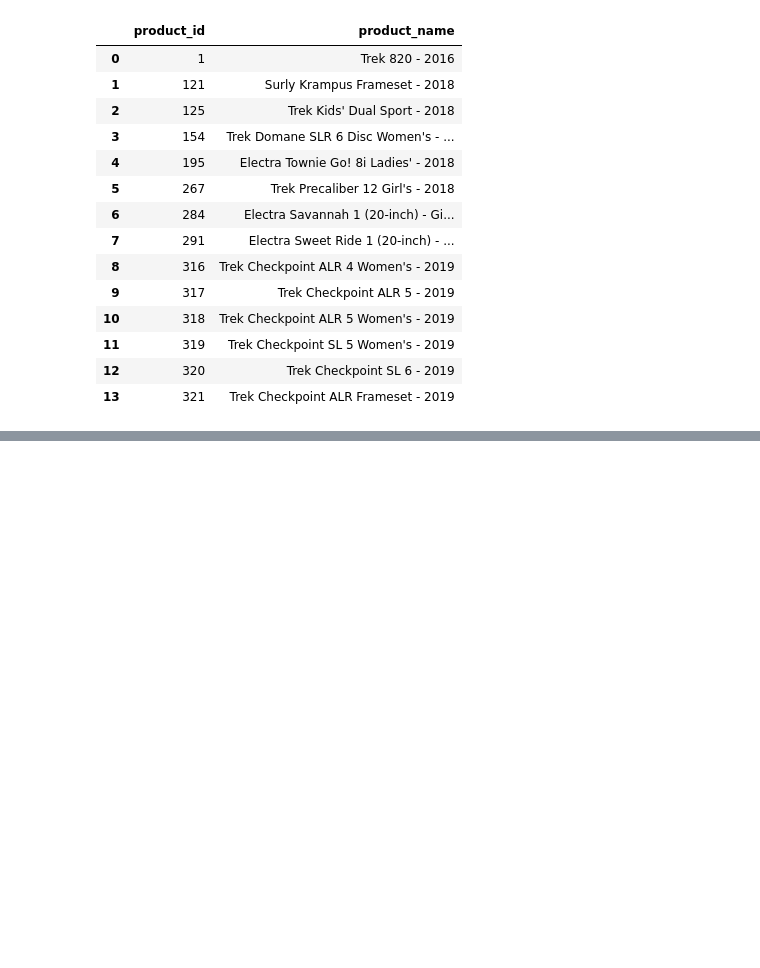
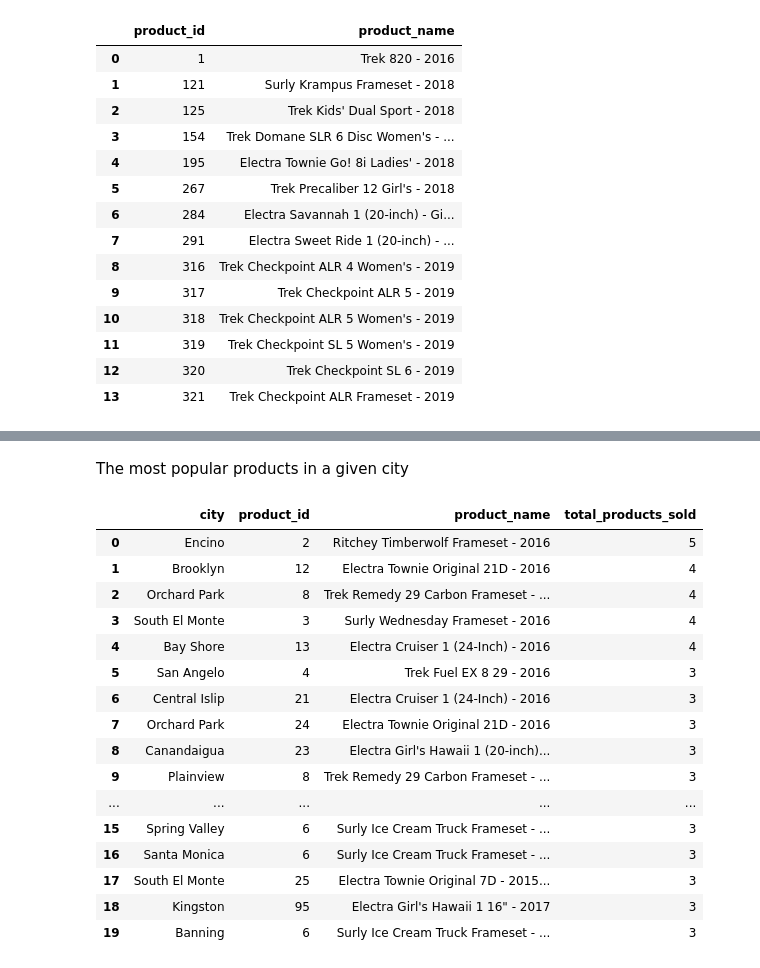
Before and after one commit to AnnaFurgalaWojas/Bike_data_SQL, a Jupyter notebook: Bike_data_SQL.ipynb, the cells around one changed output, grey strips where cells are left out. Cells and saved outputs as stored; diff of their text form; code cells hidden in the pictures; blank space fills up the shorter version.

```diff
--- a/Bike_data_SQL.ipynb
+++ b/Bike_data_SQL.ipynb
@@ -429,0 +473,49 @@ result_n
+# %% [markdown]
+The most popular products in a given city
+# %%
+
+
+SELECT
+    c.city,
+    p.product_id,
+    p.product_name,
+    COUNT(oi.product_id) AS total_products_sold
+FROM
+    customers c
+JOIN
+    orders o ON c.customer_id = o.customer_id
+JOIN
+    order_items oi ON o.order_id = oi.order_id
+JOIN
+    products p ON oi.product_id = p.product_id
+GROUP BY
+    c.city,
+    p.product_id,
+    p.product_name
+ORDER BY
+    total_products_sold DESC
+LIMIT 20;
+"""
+
+
+
+result_pop_city = pd.read_sql(query_pop_city, engine)
+result_pop_city
+# %% [output]
+|  | city | product_id | product_name | total_products_sold |
+| 0 | Encino | 2 | Ritchey Timberwolf Frameset - 2016 | 5 |
+| 1 | Brooklyn | 12 | Electra Townie Original 21D - 2016 | 4 |
+| 2 | Orchard Park | 8 | Trek Remedy 29 Carbon Frameset - ... | 4 |
+| 3 | South El Monte | 3 | Surly Wednesday Frameset - 2016 | 4 |
+| 4 | Bay Shore | 13 | Electra Cruiser 1 (24-Inch) - 2016 | 4 |
+| 5 | San Angelo | 4 | Trek Fuel EX 8 29 - 2016 | 3 |
+| 6 | Central Islip | 21 | Electra Cruiser 1 (24-Inch) - 2016 | 3 |
+| 7 | Orchard Park | 24 | Electra Townie Original 21D - 2016 | 3 |
+| 8 | Canandaigua | 23 | Electra Girl's Hawaii 1 (20-inch)... | 3 |
+| 9 | Plainview | 8 | Trek Remedy 29 Carbon Frameset - ... | 3 |
+| ... | ... | ... | ... | ... |
+| 15 | Spring Valley | 6 | Surly Ice Cream Truck Frameset - ... | 3 |
+| 16 | Santa Monica | 6 | Surly Ice Cream Truck Frameset - ... | 3 |
+| 17 | South El Monte | 25 | Electra Townie Original 7D - 2015... | 3 |
+| 18 | Kingston | 95 | Electra Girl's Hawaii 1 16" - 2017 | 3 |
+| 19 | Banning | 6 | Surly Ice Cream Truck Frameset - ... | 3 |
```
Also changed, not shown: parts of 5 cells of this notebook.
